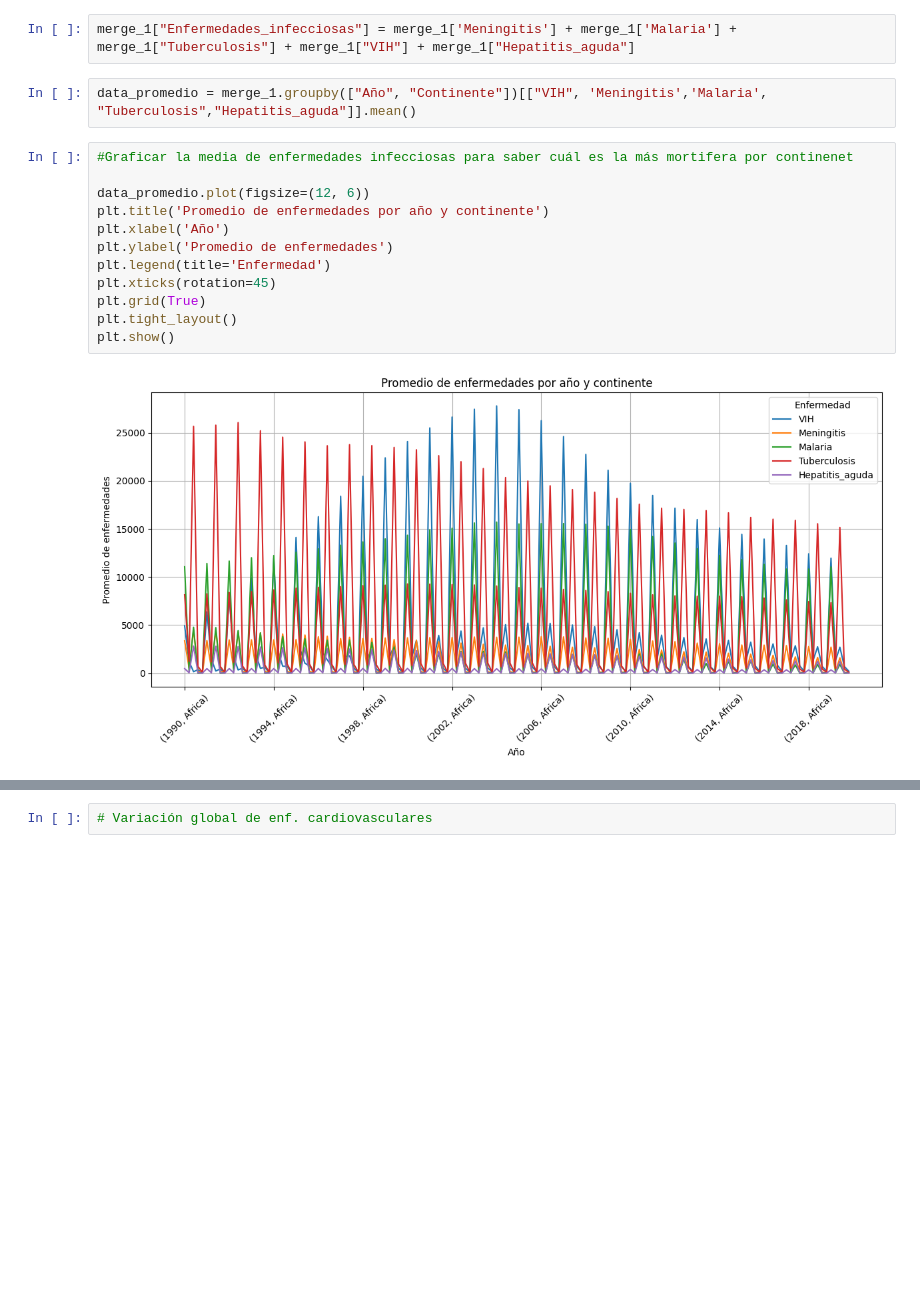
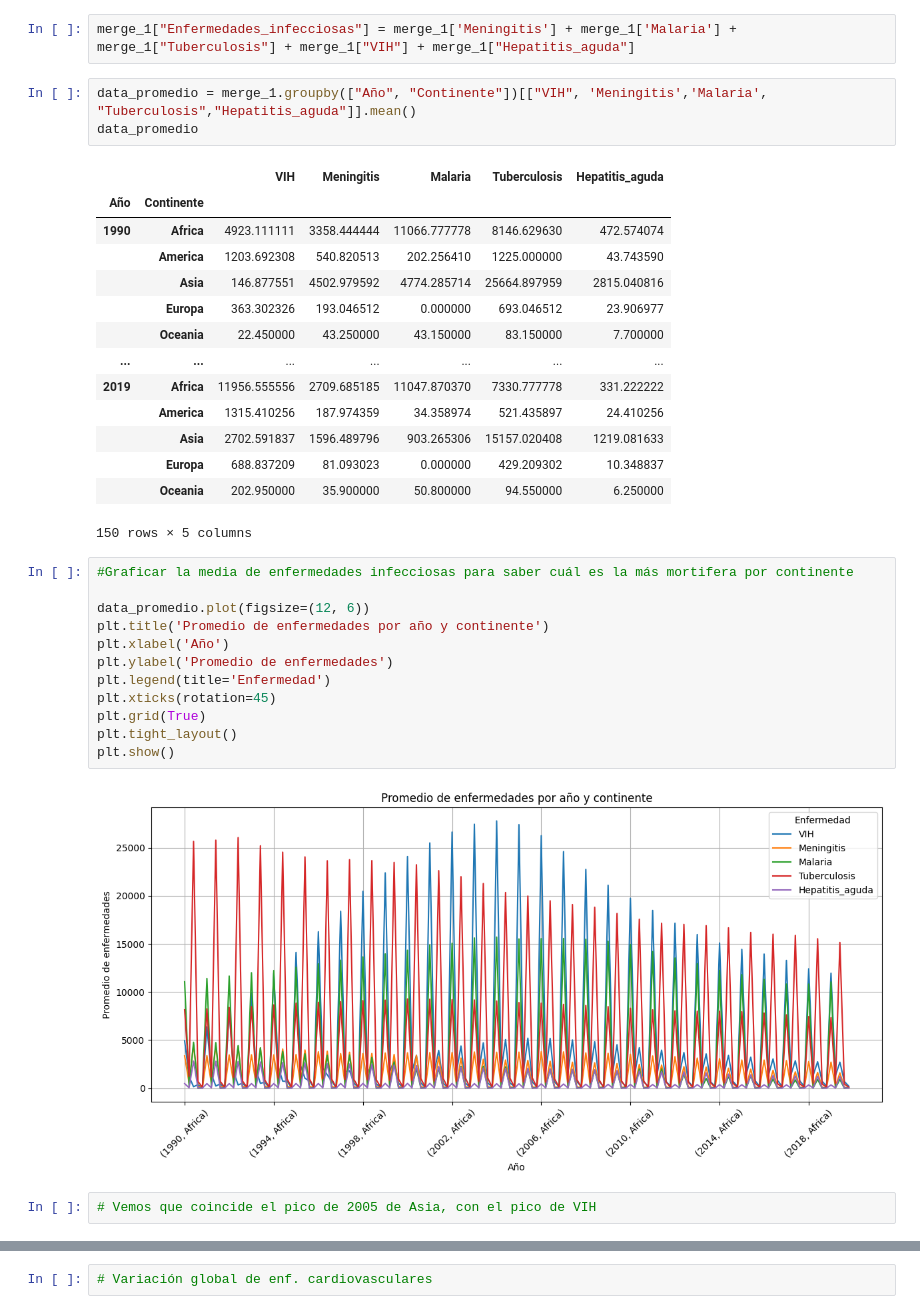
Before and after one commit to AnaEstvz/World-Deaths-and-Causes-EDA, a Jupyter notebook: 1-EDA_MUERTES_FINAL.ipynb, the cells around one changed output, grey strips where cells are left out. Drawn from its saved outputs; the diff is of its cells as text; blank space fills up the shorter version.

```diff
--- a/1-EDA_MUERTES_FINAL.ipynb
+++ b/1-EDA_MUERTES_FINAL.ipynb
@@ -1306,8 +1133,24 @@ plt.show()
 merge_1["Enfermedades_infecciosas"] = merge_1['Meningitis'] + merge_1['Malaria'] + merge_1["Tuberculosis"] + merge_1["VIH"] + merge_1["Hepatitis_aguda"]
 # %%
 data_promedio = merge_1.groupby(["Año", "Continente"])[["VIH", 'Meningitis','Malaria', "Tuberculosis","Hepatitis_aguda"]].mean()
+data_promedio
+# %% [output]
+|  |  | VIH | Meningitis | Malaria | Tuberculosis | Hepatitis_aguda |
+| Año | Continente |  |  |  |  |  |
+| 1990 | Africa | 4923.111111 | 3358.444444 | 11066.777778 | 8146.629630 | 472.574074 |
+|  | America | 1203.692308 | 540.820513 | 202.256410 | 1225.000000 | 43.743590 |
+|  | Asia | 146.877551 | 4502.979592 | 4774.285714 | 25664.897959 | 2815.040816 |
+|  | Europa | 363.302326 | 193.046512 | 0.000000 | 693.046512 | 23.906977 |
+|  | Oceania | 22.450000 | 43.250000 | 43.150000 | 83.150000 | 7.700000 |
+| ... | ... | ... | ... | ... | ... | ... |
+| 2019 | Africa | 11956.555556 | 2709.685185 | 11047.870370 | 7330.777778 | 331.222222 |
+|  | America | 1315.410256 | 187.974359 | 34.358974 | 521.435897 | 24.410256 |
+|  | Asia | 2702.591837 | 1596.489796 | 903.265306 | 15157.020408 | 1219.081633 |
+|  | Europa | 688.837209 | 81.093023 | 0.000000 | 429.209302 | 10.348837 |
+|  | Oceania | 202.950000 | 35.900000 | 50.800000 | 94.550000 | 6.250000 |
+150 rows × 5 columns
 # %%
-#Graficar la media de enfermedades infecciosas para saber cuál es la más mortifera por continenet
+#Graficar la media de enfermedades infecciosas para saber cuál es la más mortifera por continente
 
 data_promedio.plot(figsize=(12, 6))
 plt.title('Promedio de enfermedades por año y continente')
@@ -1320,4 +1163,6 @@ plt.tight_layout()
 plt.show()
 # %% [output]
 [figure]
+# %%
+# Vemos que coincide el pico de 2005 de Asia, con el pico de VIH
 # %% [markdown]
```
Also changed, not shown: parts of 56 cells of this notebook.
